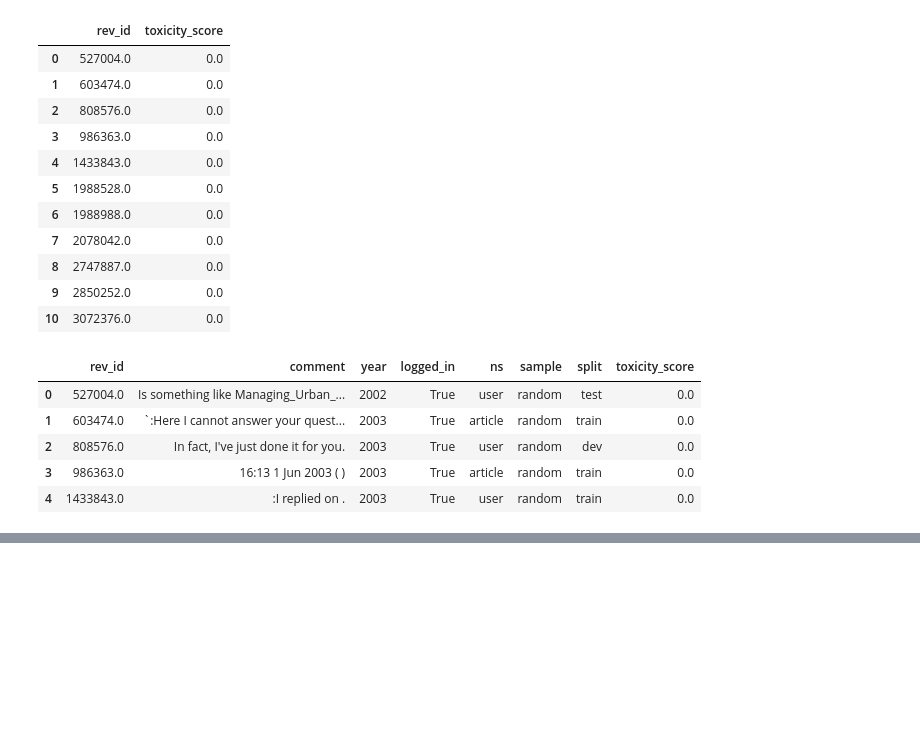
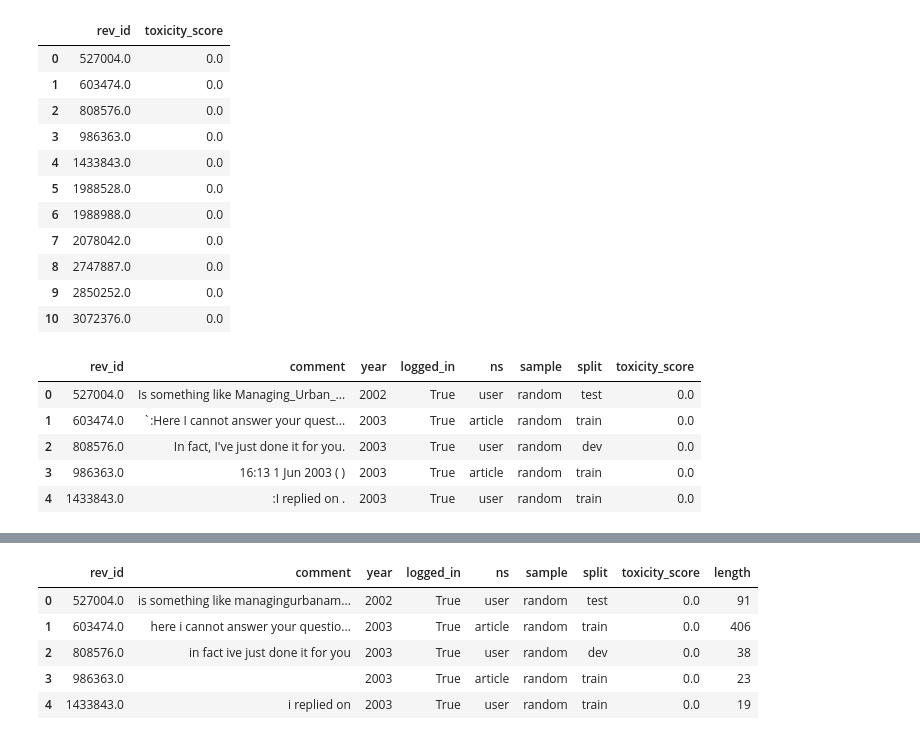
Before and after one commit to ngidingidi/Predicting_Toxicity_NLP_PDS, a Jupyter notebook: toxicity_analysis_pds.ipynb, the cells around one changed output, grey strips where cells are left out. Cells and saved outputs as stored; diff of their text form; code cells hidden in the pictures; blank space fills up the shorter version.

```diff
--- a/toxicity_analysis_pds.ipynb
+++ b/toxicity_analysis_pds.ipynb
@@ -84,0 +136,12 @@ mergedData.head()
+# %%
+# Add comment length column
+
+mergedData['length'] = df.comment.apply(lambda x: len(x))
+mergedData.head()
+# %% [output]
+|  | rev_id | comment | year | logged_in | ns | sample | split | toxicity_score | length |
+| 0 | 527004.0 | is something like managingurbanam... | 2002 | True | user | random | test | 0.0 | 91 |
+| 1 | 603474.0 | here i cannot answer your questio... | 2003 | True | article | random | train | 0.0 | 406 |
+| 2 | 808576.0 | in fact ive just done it for you | 2003 | True | user | random | dev | 0.0 | 38 |
+| 3 | 986363.0 |  | 2003 | True | article | random | train | 0.0 | 23 |
+| 4 | 1433843.0 | i replied on | 2003 | True | user | random | train | 0.0 | 19 |
```
Also changed, not shown: parts of 19 cells of this notebook.
